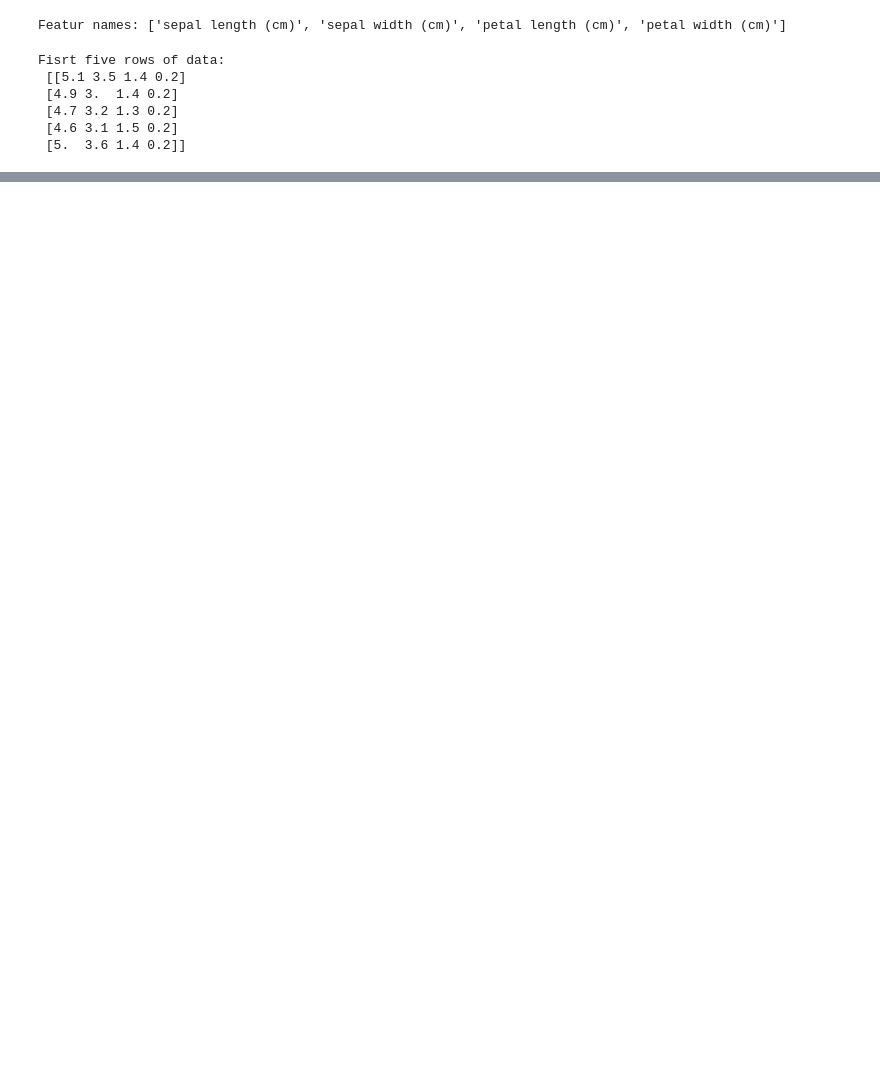
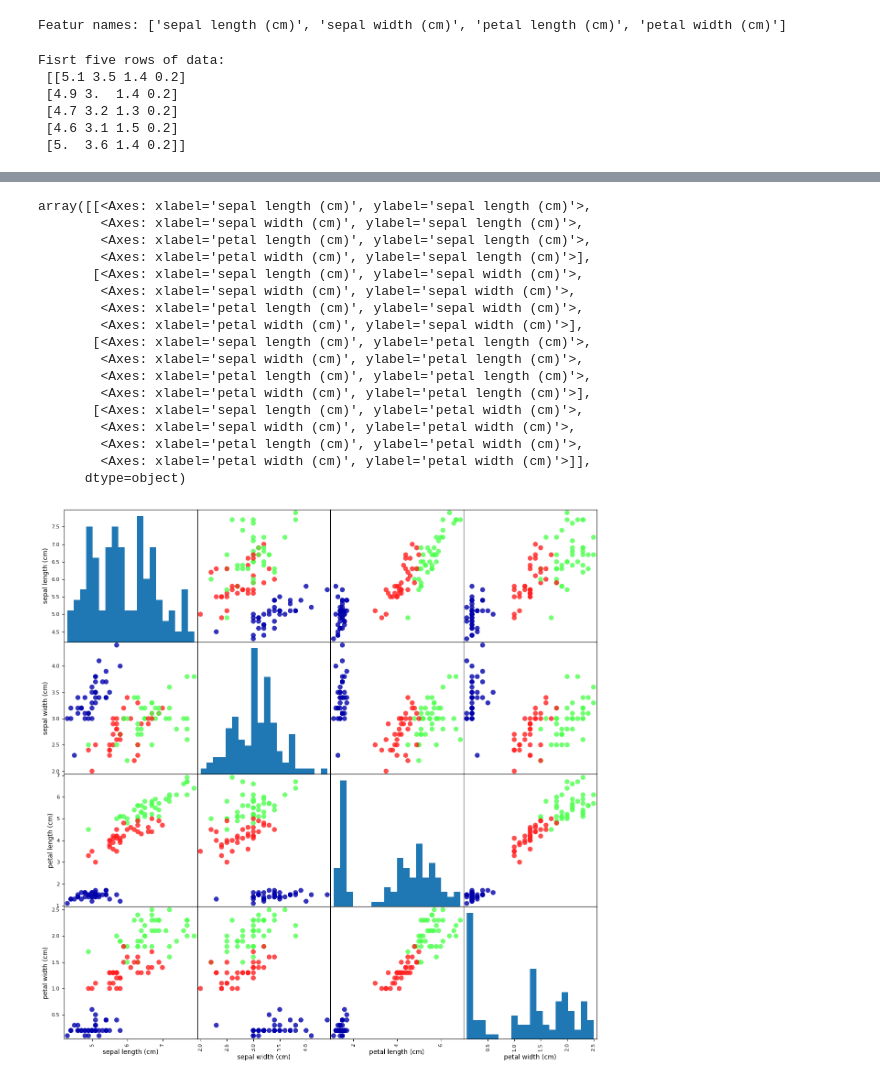
Before and after one commit to AmirParsaRabiei/ML-EXERCISES, a Jupyter notebook: Classvision/ML-nootbook/iris-classification-with-knn.ipynb, the cells around one changed output, grey strips where cells are left out. Saved outputs shown, nothing was run; the diff lists cells and outputs as text; code cells hidden in the pictures; blank space fills up the shorter version.

```diff
--- a/Classvision/ML-nootbook/iris-classification-with-knn.ipynb
+++ b/Classvision/ML-nootbook/iris-classification-with-knn.ipynb
@@ -90,0 +127,14 @@ Fisrt five rows of data:
+# %%
+from sklearn.model_selection  import train_test_split
+X_train, X_test, y_train, y_test = train_test_split(iris_dataset['data'], iris_dataset['target'] , random_state=0)
+
+
+"""
+random state hamon seed ma hast ke chon mikhad shuffle kone
+chon randomness dare
+vaghti in ro taeen konam
+sample haye ke random mikone
+har bar yeksan khayad bod ba in code
+
+va bara compare 2ta algorithm ham bekar mire
+"""
@@ -90,0 +188,5 @@ Fisrt five rows of data:
+# %%
+# create dataframe from data in X_train
+# label the columns using the strings in iris_dataset.feature_names
+iris_dataframe = pd.DataFrame(X_train, columns=iris_dataset.feature_names)
+iris_dataframe
@@ -90,0 +207,24 @@ Fisrt five rows of data:
+# %%
+# create a scatter matrix from the dataframe, color by y_train
+pd.plotting.scatter_matrix(iris_dataframe, c=y_train, figsize=(15, 15),
+                           marker='o', hist_kwds={'bins': 20}, s=60,
+                           alpha=.8, cmap=mglearn.cm3)
+# %% [output]
+array([[<Axes: xlabel='sepal length (cm)', ylabel='sepal length (cm)'>,
+        <Axes: xlabel='sepal width (cm)', ylabel='sepal length (cm)'>,
+        <Axes: xlabel='petal length (cm)', ylabel='sepal length (cm)'>,
+        <Axes: xlabel='petal width (cm)', ylabel='sepal length (cm)'>],
+       [<Axes: xlabel='sepal length (cm)', ylabel='sepal width (cm)'>,
+        <Axes: xlabel='sepal width (cm)', ylabel='sepal width (cm)'>,
+        <Axes: xlabel='petal length (cm)', ylabel='sepal width (cm)'>,
+        <Axes: xlabel='petal width (cm)', ylabel='sepal width (cm)'>],
+       [<Axes: xlabel='sepal length (cm)', ylabel='petal length (cm)'>,
+        <Axes: xlabel='sepal width (cm)', ylabel='petal length (cm)'>,
+        <Axes: xlabel='petal length (cm)', ylabel='petal length (cm)'>,
+        <Axes: xlabel='petal width (cm)', ylabel='petal length (cm)'>],
+       [<Axes: xlabel='sepal length (cm)', ylabel='petal width (cm)'>,
+        <Axes: xlabel='sepal width (cm)', ylabel='petal width (cm)'>,
+        <Axes: xlabel='petal length (cm)', ylabel='petal width (cm)'>,
+        <Axes: xlabel='petal width (cm)', ylabel='petal width (cm)'>]],
+      dtype=object)
+[figure, added]
```
Also changed, not shown: parts of 11 cells of this notebook.
